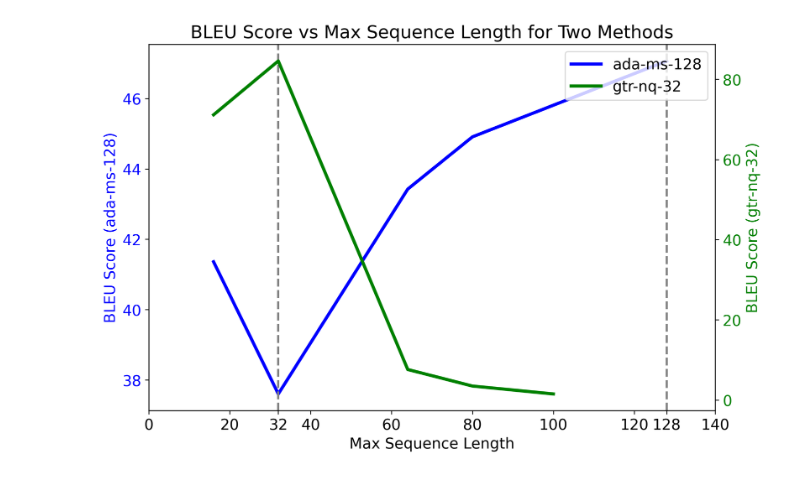
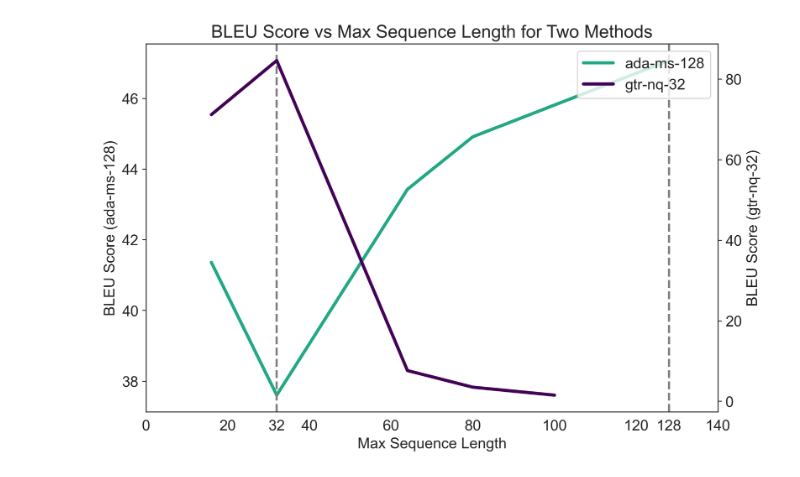
Before and after one commit to dqmis/ir2, a Jupyter notebook: notebooks/plots.ipynb, the cells around one changed output. Cells and saved outputs as stored; diff of their text form; code cells hidden in the pictures.

```diff
--- a/notebooks/plots.ipynb
+++ b/notebooks/plots.ipynb
@@ -5,5 +7,7 @@ import pandas as pd
 # %%
 mpl.rc('font', **{'size': 14})
+# set whitegrid
+sns.set_style("white")
 # %%
 data = pd.read_csv("./data/num_steps_vs_beam_width.csv")
 data = data[["num_steps", "sequence_beam_width", "bleu_score", "Runtime"]]
@@ -145,47 +152,49 @@ methods = data['method'].unique()
 
 # Create a figure and primary axis
 fig, ax1 = plt.subplots(figsize=(9, 6), dpi=300)
+virdis_last_color = plt.get_cmap("viridis")(1)
+virdis_first_color = plt.get_cmap("viridis")(0.6)
 
 # Plot the first method as a line
 method1 = methods[0]
 method1_data = data[data['method'] == method1].sort_values(by="max_seq_length")
-line1, = ax1.plot(method1_data["max_seq_length"], method1_data["bleu_score"], color='b', label=method1, linewidth=3)
+line1, = ax1.plot(method1_data["max_seq_length"], method1_data["bleu_score"], color=virdis_first_color, label=method1, linewidth=3)
 ax1.set_xlabel("Max Sequence Length")
-ax1.set_ylabel(f"BLEU Score ({method1})", color='b')
-ax1.tick_params(axis='y', labelcolor='b')
+ax1.set_ylabel(f"BLEU Score ({method1})")
+ax1.tick_params(axis='y')
 
 # Create a secondary y-axis
 ax2 = ax1.twinx()
 
 # Plot the second method as a line
 method2 = methods[1]
 method2_data = data[data['method'] == method2].sort_values(by="max_seq_length")
-line2, = ax2.plot(method2_data["max_seq_length"], method2_data["bleu_score"], color='g', label=method2, linewidth=3)
-ax2.set_ylabel(f"BLEU Score ({method2})", color='g')
-ax2.tick_params(axis='y', labelcolor='g')
+line2, = ax2.plot(method2_data["max_seq_length"], method2_data["bleu_score"], color=virdis_last_color, label=method2, linewidth=3)
+ax2.set_ylabel(f"BLEU Score ({method2})")
+ax2.tick_params(axis='y')
 
 # Combine the legends' handles and labels
 lines = [line1, line2]
 labels = [line1.get_label(), line2.get_label()]
 
 # Create a combined legend from both axes
 ax1.legend(lines, labels, loc='upper right')
 
 # Add a title
 plt.title("BLEU Score vs Max Sequence Length for Two Methods")
 
 # Set custom x-ticks, including at 32 and 128
 current_xticks = ax1.get_xticks().tolist()  # Get the current list of x-ticks
 new_xticks = sorted(set(current_xticks + [32, 128]))  # Combine with new ticks and sort
 ax1.set_xticks(new_xticks)
 
 # Add dashed vertical lines at 32 and 128
 ax1.axvline(x=32, color='gray', linestyle='--', linewidth=2)
 ax1.axvline(x=128, color='gray', linestyle='--', linewidth=2)
 
 # Show the plot
 plt.tight_layout()
 plt.savefig("seq_len_exps.pdf")
 plt.show()
 # %% [output]
-[figure, old version]
+[figure, new version]
```
Also changed, not shown: parts of 4 cells of this notebook, 6 other files.
